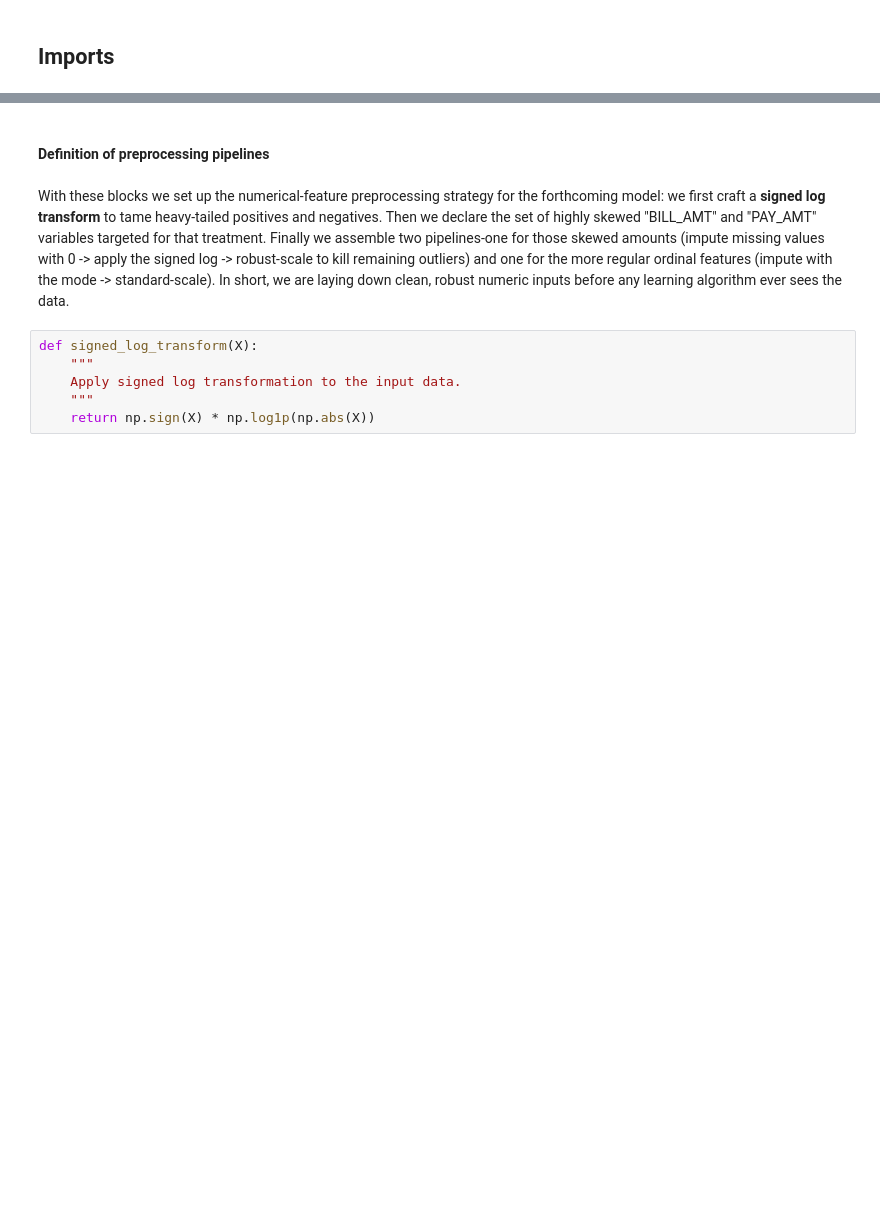
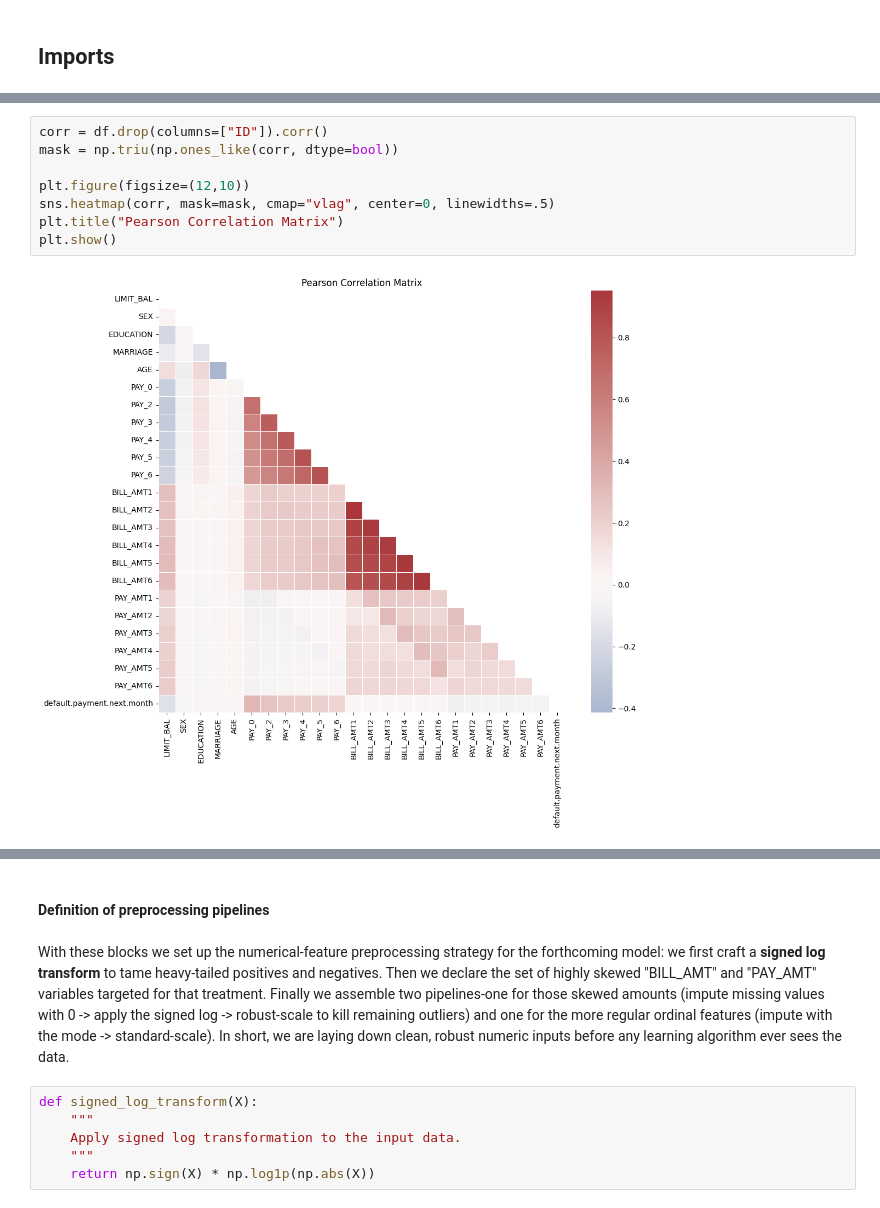
Before and after one commit to Tonio635/credit-default-classifier, a Jupyter notebook: notebooks/credit_card_default_prediction.ipynb, the cells around one changed output, grey strips where cells are left out. Cells and saved outputs as stored; diff of their text form; blank space fills up the shorter version.

```diff
--- a/notebooks/credit_card_default_prediction.ipynb
+++ b/notebooks/credit_card_default_prediction.ipynb
@@ -21,0 +141,10 @@ Here we load a semicolon-delimited credit-default dataset, set a folder for savi
+# %%
+corr = df.drop(columns=["ID"]).corr()
+mask = np.triu(np.ones_like(corr, dtype=bool))
+
+plt.figure(figsize=(12,10))
+sns.heatmap(corr, mask=mask, cmap="vlag", center=0, linewidths=.5)
+plt.title("Pearson Correlation Matrix")
+plt.show()
+# %% [output]
+[figure, added]
```
Also changed, not shown: parts of 34 cells of this notebook.
